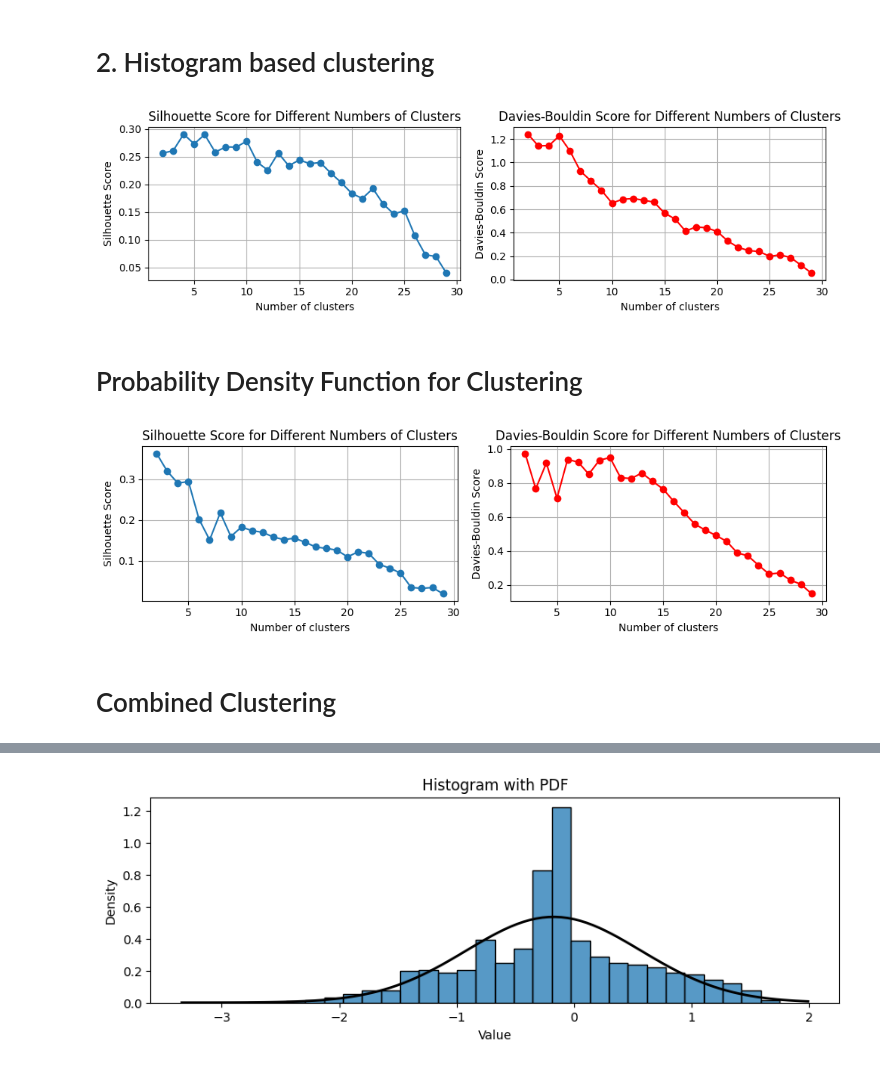
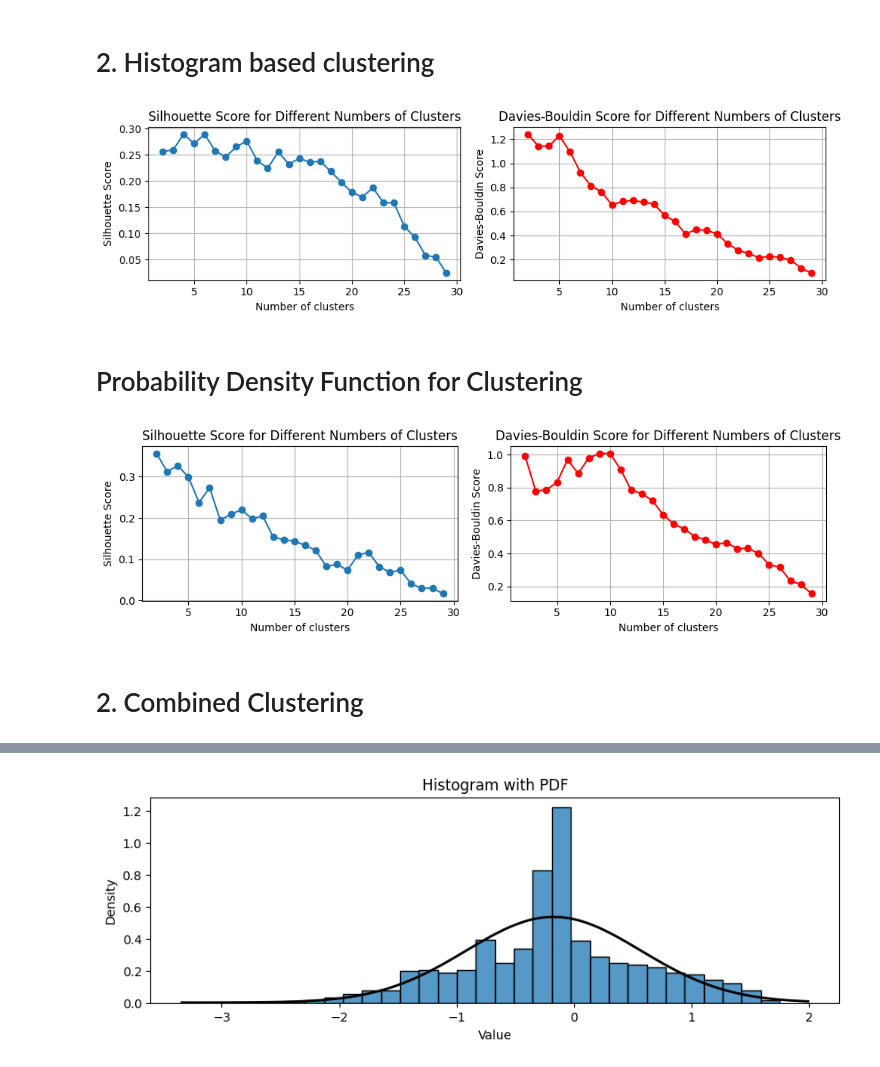
Before and after one commit to JonasSievers/Effective-Clustering-in-Federated-Energy-Systems, a Jupyter notebook: src/notebooks/Distribution_Clustering.ipynb, the cells around one changed output, grey strips where cells are left out. Saved outputs shown, nothing was run; the diff lists cells and outputs as text; code cells hidden in the pictures.

```diff
--- a/src/notebooks/Distribution_Clustering.ipynb
+++ b/src/notebooks/Distribution_Clustering.ipynb
@@ -117,6 +117,7 @@ for col in prosumption_df.columns:
 # Create a dataframe for histogram features
 hist_features_df = pd.DataFrame(hist_features, columns=[f'bin_{i}' for i in range(num_bins)])
 
+
 # Plot the silhouette scores for different numbers of clusters (example)
 silhouette_scores = []
 davies_bouldin_scores = []
@@ -124,9 +125,9 @@ all_clusters = {}
 
 for n_clusters in range(2, num_clusters):
     kmeans = KMeans(n_clusters=n_clusters, random_state=42)
-    clusters = kmeans.fit_predict(hist_features_df.iloc[:, :-1])
-    silhouette_avg = silhouette_score(hist_features_df.iloc[:, :-1], clusters)
-    davies_bouldin_avg = davies_bouldin_score(hist_features_df.iloc[:, :-1], clusters)
+    clusters = kmeans.fit_predict(hist_features_df)
+    silhouette_avg = silhouette_score(hist_features_df, clusters)
+    davies_bouldin_avg = davies_bouldin_score(hist_features_df, clusters)
     silhouette_scores.append(silhouette_avg)
     davies_bouldin_scores.append(davies_bouldin_avg)
     all_clusters[n_clusters] = clusters
@@ -151,7 +152,7 @@ plt.grid(True)
 plt.tight_layout()
 plt.show()
 # %% [output]
-[figure, old version]
+[figure, new version]
 # %% [markdown]
 # Probability Density Function for Clustering
 # %%
@@ -169,39 +160,54 @@ for col in prosumption_df.columns:
 # %%
+# Points at which to evaluate the PDFs
+
+# Determine the minimum and maximum values across all time series
+data_min = prosumption_df.min().min()
+data_max = prosumption_df.max().max()
+
+x_vals = np.linspace(data_min, data_max, 100)
+
+# Generate PDFs for each prosumption time series
+pdf_features = []
+for col in prosumption_df.columns:
+    kde = gaussian_kde(prosumption_df[col])
+    pdf = kde(x_vals)
+    pdf_features.append(pdf)
+
 # Create a dataframe for PDF features
 pdf_features_df = pd.DataFrame(pdf_features, columns=[f'pdf_{i}' for i in range(len(x_vals))])
 
 # Plot the silhouette scores for different numbers of clusters (example)
 silhouette_scores = []
 davies_bouldin_scores = []
 
 for n_clusters in range(2, num_clusters):
     kmeans = KMeans(n_clusters=n_clusters, random_state=42)
-    clusters = kmeans.fit_predict(pdf_features_df.iloc[:, :-1])
-    silhouette_avg = silhouette_score(pdf_features_df.iloc[:, :-1], clusters)
-    davies_bouldin_avg = davies_bouldin_score(pdf_features_df.iloc[:, :-1], clusters)
+    clusters = kmeans.fit_predict(pdf_features_df)
+    silhouette_avg = silhouette_score(pdf_features_df, clusters)
+    davies_bouldin_avg = davies_bouldin_score(pdf_features_df, clusters)
     silhouette_scores.append(silhouette_avg)
     davies_bouldin_scores.append(davies_bouldin_avg)
 
 # Plot the scores
 plt.figure(figsize=(10, 3))
 
 plt.subplot(1, 2, 1)
 plt.plot(range(2, num_clusters), silhouette_scores, marker='o')
 plt.xlabel('Number of clusters')
 plt.ylabel('Silhouette Score')
 plt.title('Silhouette Score for Different Numbers of Clusters')
 plt.grid(True)
 
 plt.subplot(1, 2, 2)
 plt.plot(range(2, num_clusters), davies_bouldin_scores, marker='o', color='r')
 plt.xlabel('Number of clusters')
 plt.ylabel('Davies-Bouldin Score')
 plt.title('Davies-Bouldin Score for Different Numbers of Clusters')
 plt.grid(True)
 
 plt.tight_layout()
 plt.show()
 # %% [output]
-[figure, old version]
+[figure, new version]
 # %% [markdown]
-# Combined Clustering
+# 2. Combined Clustering
```
Also changed, not shown: parts of 6 cells of this notebook.
